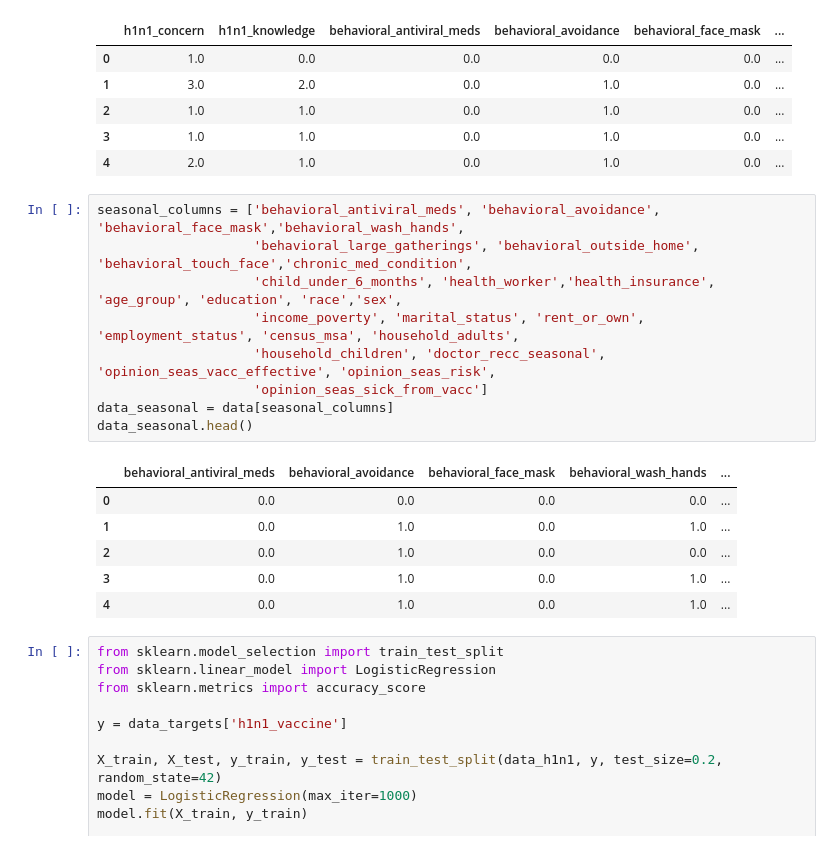
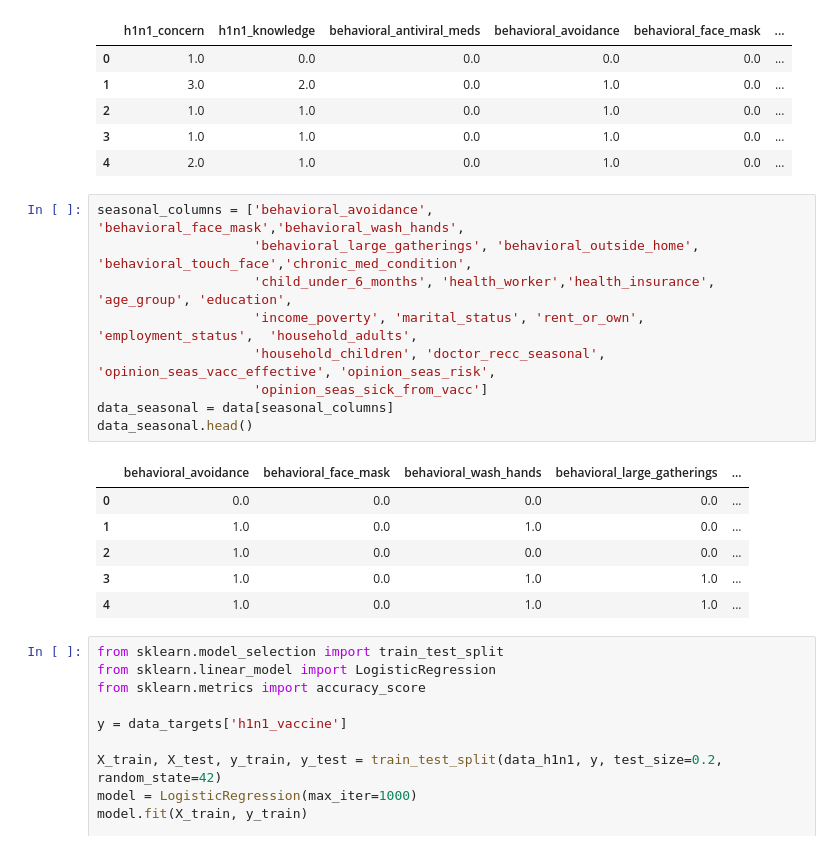
Before and after one commit to SergioManuelJob/FluShot-Learning, a Jupyter notebook: FluShot_Learning.ipynb, the cells around one changed output. Cells and saved outputs as stored; diff of their text form.

```diff
--- a/FluShot_Learning.ipynb
+++ b/FluShot_Learning.ipynb
@@ -283,21 +283,21 @@ data_h1n1.head()
 | 3 | 1.0 | 1.0 | 0.0 | 1.0 | 0.0 | ... |
 | 4 | 2.0 | 1.0 | 0.0 | 1.0 | 0.0 | ... |
 # %%
-seasonal_columns = ['behavioral_antiviral_meds', 'behavioral_avoidance', 'behavioral_face_mask','behavioral_wash_hands',
+seasonal_columns = ['behavioral_avoidance', 'behavioral_face_mask','behavioral_wash_hands',
                     'behavioral_large_gatherings', 'behavioral_outside_home', 'behavioral_touch_face','chronic_med_condition',
-                    'child_under_6_months', 'health_worker','health_insurance', 'age_group', 'education', 'race','sex',
-                    'income_poverty', 'marital_status', 'rent_or_own', 'employment_status', 'census_msa', 'household_adults',
+                    'child_under_6_months', 'health_worker','health_insurance', 'age_group', 'education',
+                    'income_poverty', 'marital_status', 'rent_or_own', 'employment_status',  'household_adults',
                     'household_children', 'doctor_recc_seasonal', 'opinion_seas_vacc_effective', 'opinion_seas_risk',
                     'opinion_seas_sick_from_vacc']
 data_seasonal = data[seasonal_columns]
 data_seasonal.head()
 # %% [output]
-|  | behavioral_antiviral_meds | behavioral_avoidance | behavioral_face_mask | behavioral_wash_hands | ... |
+|  | behavioral_avoidance | behavioral_face_mask | behavioral_wash_hands | behavioral_large_gatherings | ... |
 | 0 | 0.0 | 0.0 | 0.0 | 0.0 | ... |
-| 1 | 0.0 | 1.0 | 0.0 | 1.0 | ... |
-| 2 | 0.0 | 1.0 | 0.0 | 0.0 | ... |
-| 3 | 0.0 | 1.0 | 0.0 | 1.0 | ... |
-| 4 | 0.0 | 1.0 | 0.0 | 1.0 | ... |
+| 1 | 1.0 | 0.0 | 1.0 | 0.0 | ... |
+| 2 | 1.0 | 0.0 | 0.0 | 0.0 | ... |
+| 3 | 1.0 | 0.0 | 1.0 | 1.0 | ... |
+| 4 | 1.0 | 0.0 | 1.0 | 1.0 | ... |
 # %%
 from sklearn.model_selection import train_test_split
 from sklearn.linear_model import LogisticRegression
```
Also changed, not shown: parts of 4 cells of this notebook.
